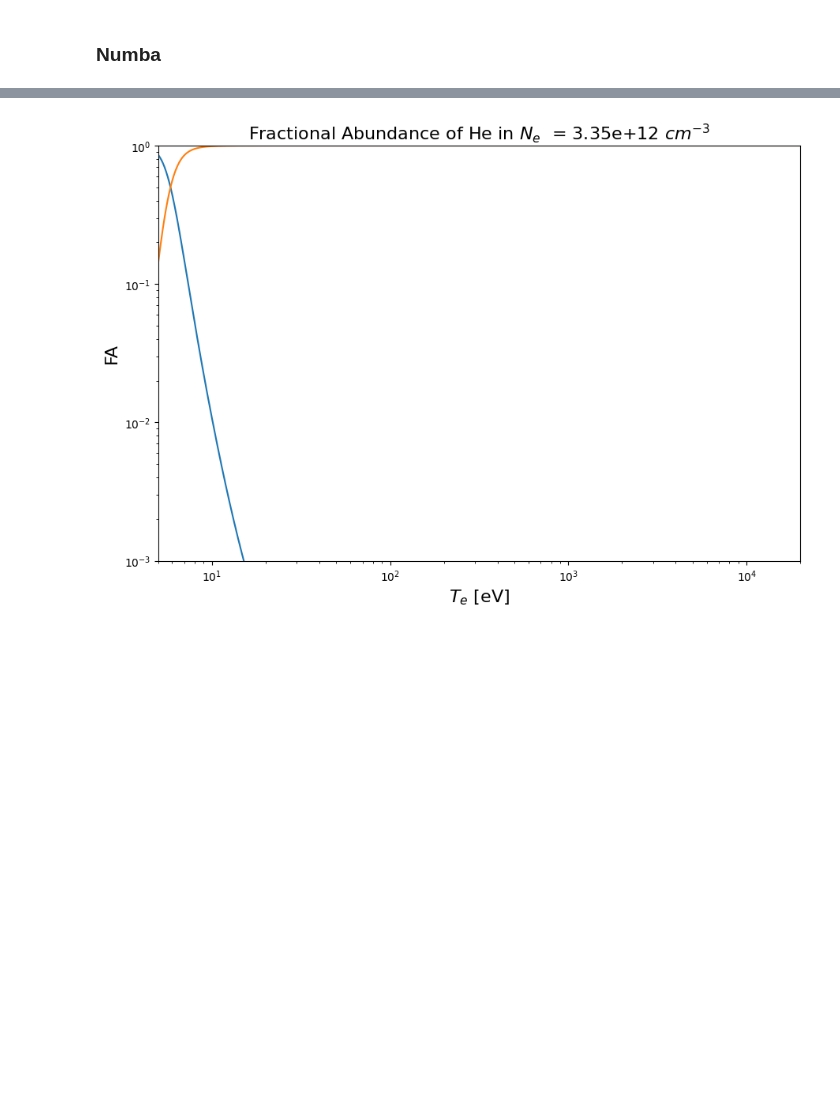
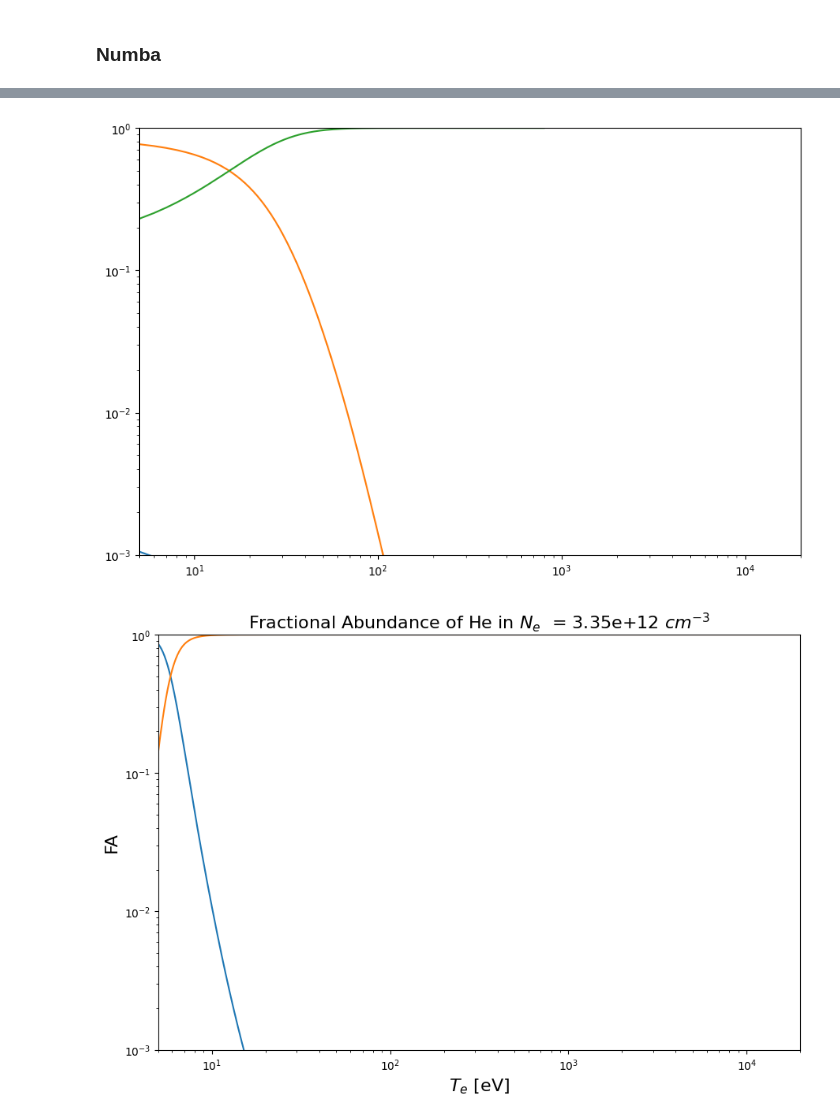
Before and after one commit to MKastek/Numba-tutorial, a Jupyter notebook: notebooks/cuda-example.ipynb, the cells around one changed output, grey strips where cells are left out. Cells and saved outputs as stored; diff of their text form; code cells hidden in the pictures; blank space fills up the shorter version.

```diff
--- a/notebooks/cuda-example.ipynb
+++ b/notebooks/cuda-example.ipynb
@@ -29,10 +29,2 @@ for i in range(K.shape[2]):
 # %% [output]
 False
-# %%
-for ion in range(FA.Z):
-    plt.plot(FA.Te_new, FA_output[ion+1,:,50])
-    plt.xscale("log")
-    plt.yscale("log")
-    plt.ylim((10**-3, 10**0))
-    plt.xlim((5, 20000))
-plt.grid()
@@ -93,3 +134,12 @@ plt.plot(result_gpu[2,: ,50]);
+# %%
+for ion in range(FA.Z+1):
+    plt.plot(FA_output[ion,:,50])
+    plt.xscale("log")
+    plt.yscale("log")
+    plt.ylim((10**-3, 10**0))
+    plt.xlim((5, 20000))
+# %% [output]
+[figure, new version]
 # %%
 FA.plot_FA_all()
 # %% [output]
```
Also changed, not shown: parts of 23 cells of this notebook.
